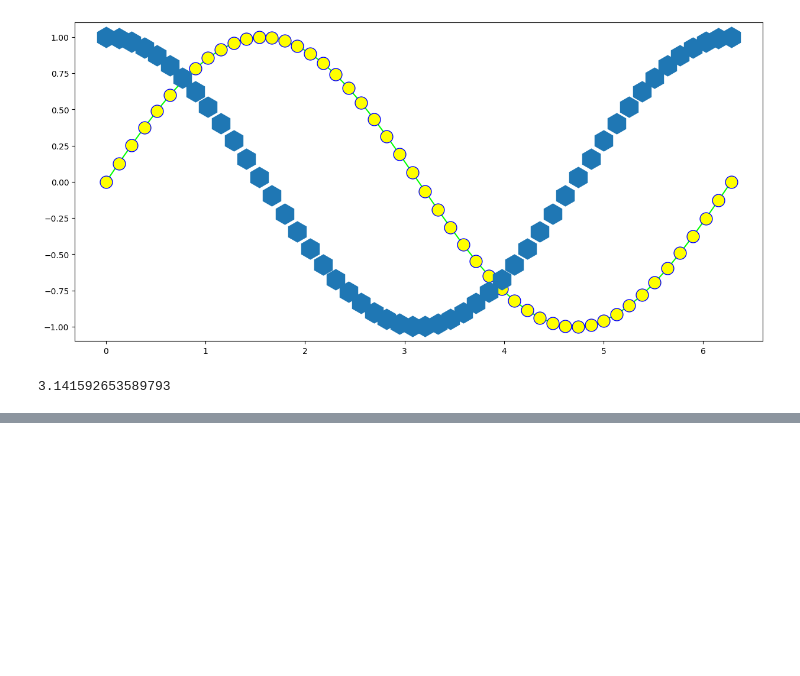
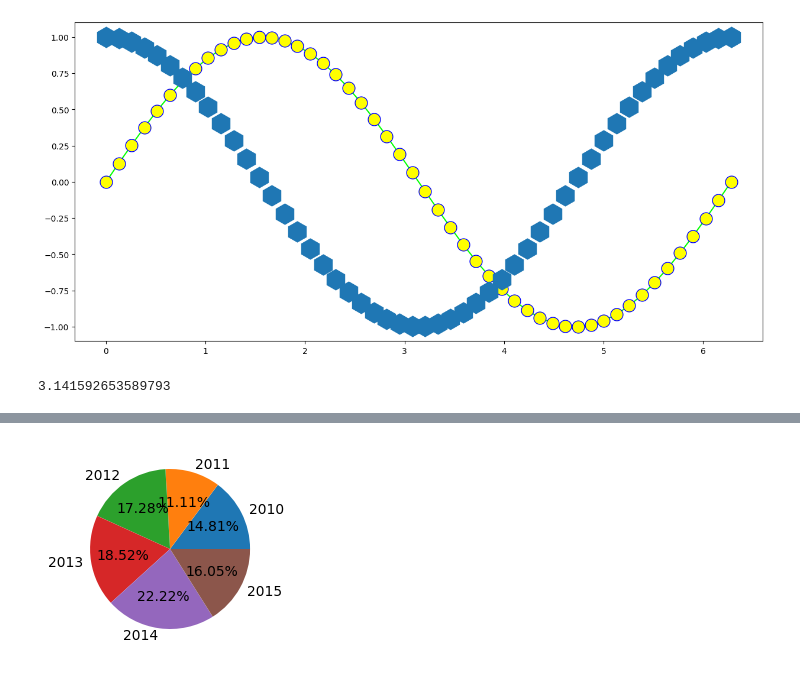
Before and after one commit to y-usuf09/Python---Data-Analytics, a Jupyter notebook: Data Analysis/visualization.ipynb, the cells around one changed output, grey strips where cells are left out. Drawn from its saved outputs; the diff is of its cells as text; code cells hidden in the pictures; blank space fills up the shorter version.

```diff
--- a/Data Analysis/visualization.ipynb
+++ b/Data Analysis/visualization.ipynb
@@ -38,0 +77,9 @@ np.pi
+# %%
+years = [2010,2011,2012,2013,2014,2015]
+prices = [120,90,140,150,180,130]
+fig = plt.figure(figsize=(4,2))
+ax1 = fig.add_axes([0,0,1,1])
+ax1.pie(prices, labels=years,autopct='%.2f%%')
+plt.show()
+# %% [output]
+[figure, added]
```
Also changed, not shown: parts of 11 cells of this notebook.
